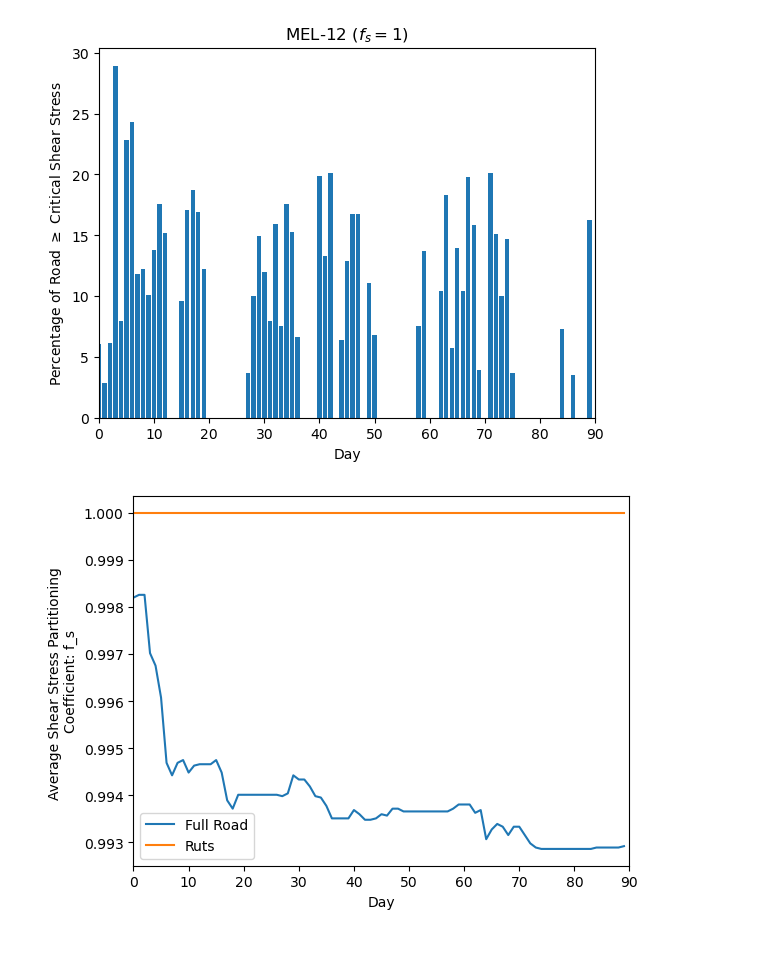
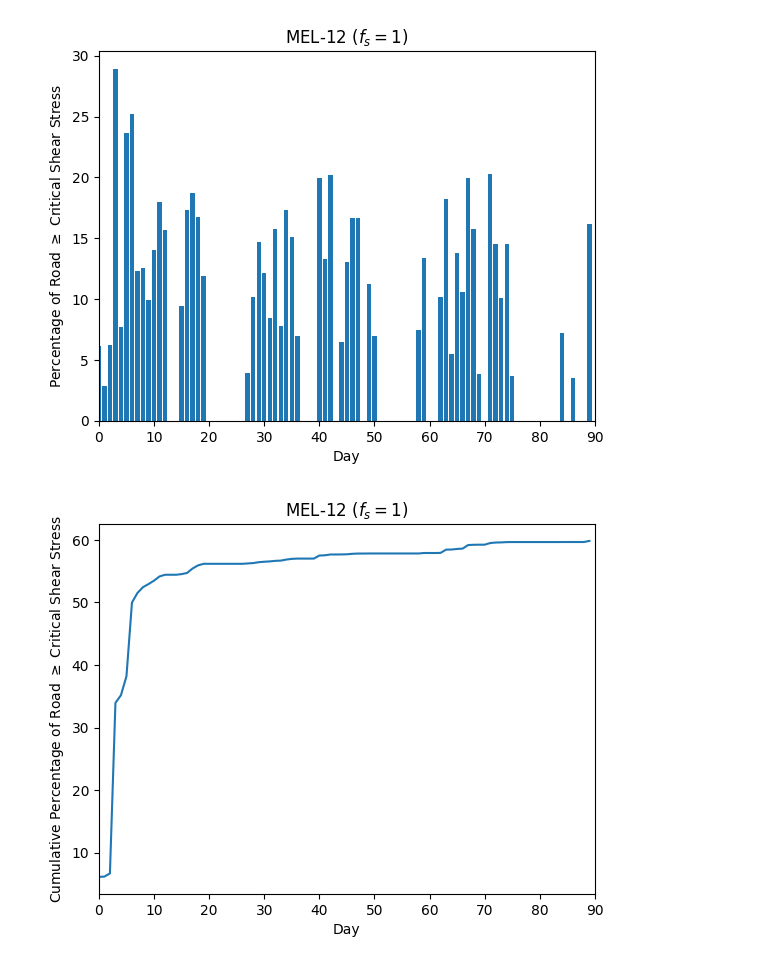
Before and after one commit to adalvis/roads_model, a Jupyter notebook: oft_rainfallData.ipynb, the cells around one changed output. Cells and saved outputs as stored; diff of their text form; code cells hidden in the pictures.

Commit message:
Created both instantaneous and cumulative arrays for percent>=tau_c

```diff
--- a/oft_rainfallData.ipynb
+++ b/oft_rainfallData.ipynb
@@ -176,7 +176,9 @@ ditch_mass_change = np.zeros(run_duration)
 channel_discharge_arr = []
 
 road_shear_frac_arr = np.zeros(run_duration)
-road_shear = []
+road_shear_cum_arr = np.zeros(run_duration)
+road_shear_i = np.zeros(mg.number_of_nodes, dtype=bool)
+road_shear_cum = np.zeros(mg.number_of_nodes, dtype=bool)
 
 # shear stresses (averages)
 avg_shear_stress_ruts = []
@@ -322,7 +324,7 @@ for i in range(0, run_duration): # daily time step, every time step there are a
         mass_ditch_inflow[i] = 0
 
         road_shear_frac_arr[i] = 0
-        # road_shear.append(np.zeros(nrows*ncols))
+        road_shear_cum_arr[i] = road_shear_cum_arr[i-1]
 
         # # append shear stress vectors
         avg_shear_stress_ruts.append(0)
@@ -413,16 +415,16 @@ for i in range(0, run_duration): # daily time step, every time step there are a
 
 
             mg.at_node['shear_stress'] = oft._shear_stress
-            road_shear_i = mg.at_node['shear_stress'][full_road].flatten()
+            road_shear = mg.at_node['shear_stress'][full_road].flatten()
 
-            road_shear_i_update = np.array([True if road_shear_i[x]>=tau_c_road and road_shear_i[x]!=True else False for x in range(0, len(road_shear_i))])
-            # if road_shear_i[road_shear_i>=tau_c_road] == True and road_shear_i>=tau_c_road:
-            #     pass
-            # elif road_shear_i>=tau_c_road:
-            #     road_shear_i[road_shear_i>=tau_c_road] = True
+            road_shear_i = np.array([True if shear_stress>=tau_c_road \
+                 else False for shear_stress in road_shear])
+            road_shear_cum = np.array([True if shear_stress>=tau_c_road or road_shear_cum[x]==True\
+                 else False for x, shear_stress in enumerate(road_shear)])
 
 
-        road_shear_frac_arr[i] = road_shear_i_update[road_shear_i_update==True].sum()/len(road_shear_i_update)
+        road_shear_frac_arr[i] = road_shear_i[road_shear_i==True].sum()/len(road_shear_i)
+        road_shear_cum_arr[i] = road_shear_cum[road_shear_cum==True].sum()/len(road_shear_cum)
 
         mg.at_node['shear_stress'] = oft._shear_stress
         avg_shear_stress_ruts.append(np.nanmean(mg.at_node['shear_stress'][ruts]))
@@ -698,38 +700,45 @@ plt.show()
 plt.bar(range(0,run_duration), np.multiply(road_shear_frac_arr, 100))
 plt.xlabel('Day')
 plt.ylabel(r'Percentage of Road $\geq$ Critical Shear Stress')
+plt.xlim(0,run_duration)
+plt.title(r'MEL-12 ($f_s = 1$)')
+plt.show()
+
+plt.plot(range(0,run_duration), np.multiply(road_shear_cum_arr, 100))
+plt.xlabel('Day')
+plt.ylabel(r'Cumulative Percentage of Road $\geq$ Critical Shear Stress')
 plt.xlim(0,run_duration)
 plt.title(r'MEL-12 ($f_s = 1$)')
 plt.show()
 
 # plot shear stress partitioning coefficient over time
 plt.plot(range(0,run_duration), fs_avg_road, label='Full Road')
 plt.plot(range(0,run_duration), fs_avg_ruts, label='Ruts')
 plt.xlabel('Day')
 plt.ylabel('Average Shear Stress Partitioning \nCoefficient: f_s')
 plt.xlim(0,run_duration)
 plt.legend()
 plt.show()
 
 # # plot average shear stresses on the road
 # # Perhaps do max shear stresses? Is this helpful?
 # plt.plot(range(0,run_duration), avg_shear_stress_road, label = 'Full Road')
 # plt.plot(range(0,run_duration), avg_shear_stress_ruts, label = 'Ruts')
 # plt.axhline(tau_c_road, linestyle='--', color='gray', label='Critical Shear Stress Threshold')
 # plt.xlabel('Day')
 # plt.ylabel('Road - Average Effective Shear Stress [$Pa$]')
 # plt.xlim(0,run_duration)
 # plt.legend()
 # plt.show()
 
 # plot average shear stress in the ditch
 plt.plot(range(0,run_duration), avg_shear_stress_channel, label = 'Ditch')
 plt.axhline(tau_c_ditch, linestyle='--', color='gray', label='Critical Shear Stress Threshold')
 plt.xlabel('Day')
 plt.ylabel('Ditch - Average Effective Shear Stress [$Pa$]')
 plt.xlim(0,run_duration)
 plt.legend()
 plt.show()
 # %% [output]
-[figure, old version]
+[figure, new version]
-[figure, old version]
+[figure, new version]
```
Also changed, not shown: parts of 11 cells of this notebook.
